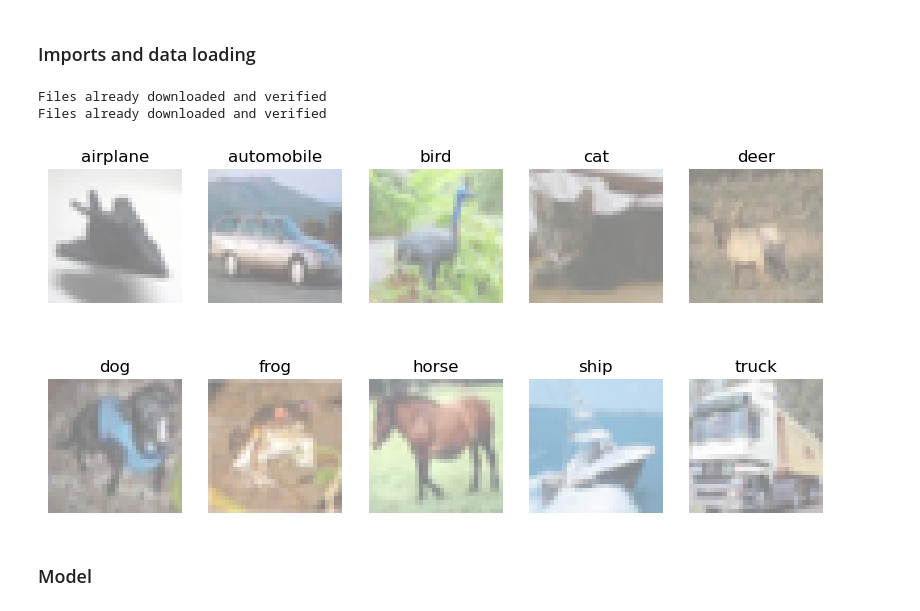
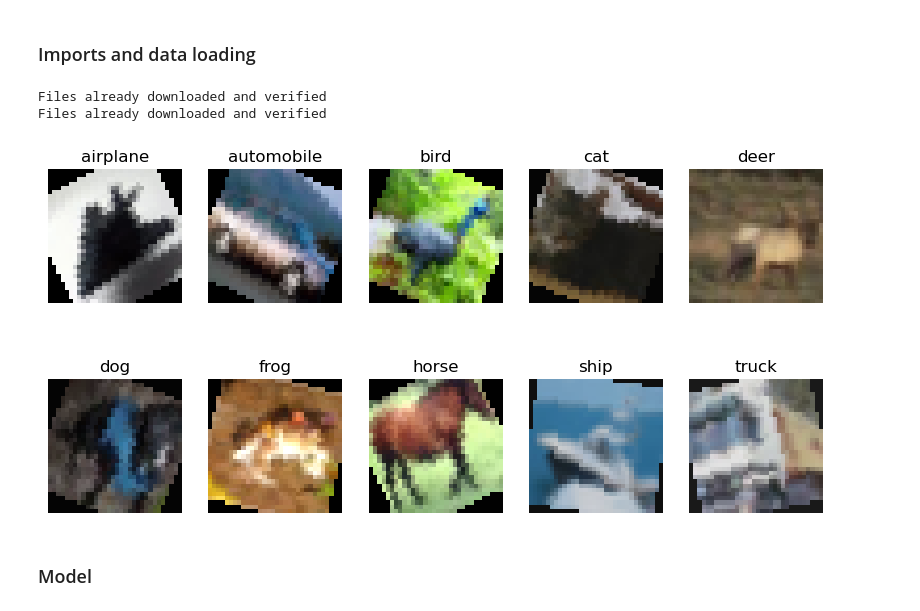
Before and after one commit to SAutum/ai-ds, a Jupyter notebook: dl/hongli/2024/Week09_CIFAR10_challenge/Exercise09_CIFAR10_challenge.ipynb, the cells around one changed output. Drawn from its saved outputs; the diff is of its cells as text; code cells hidden in the pictures.

```diff
--- a/dl/hongli/2024/Week09_CIFAR10_challenge/Exercise09_CIFAR10_challenge.ipynb
+++ b/dl/hongli/2024/Week09_CIFAR10_challenge/Exercise09_CIFAR10_challenge.ipynb
@@ -58,10 +61,28 @@ import numpy as np
 from tqdm import tqdm
 import matplotlib.pyplot as plt
 # %%
-transform_train = transforms.Compose([transforms.ToTensor()])
-transform_test = transforms.Compose([transforms.ToTensor()])
+from torchvision.transforms import v2 as T
 
-batch_size = 32
+num_classes = 10
+# deal with imbalanced dataset
+cutmix = T.CutMix(num_classes=num_classes)
+mixup = T.MixUp(num_classes=num_classes)
+cutmix_or_mixup = T.RandomChoice([cutmix, mixup])
+
+mean = torch.tensor([0.5], dtype=torch.float32)
+std = torch.tensor([0.5], dtype=torch.float32)
+
+transform_test = transforms.Compose([transforms.ToTensor(), transforms.Normalize(list(mean), list(std))])
+color_jitter = T.ColorJitter(brightness=0.2, contrast=0.2)
+transform_train = T.Compose([
+        T.ToTensor(),
+        T.RandomHorizontalFlip(),
+        T.RandomResizedCrop(size=32, scale=(0.8,1)),
+        T.RandomRotation(degrees=30),
+        T.RandomApply([color_jitter], p=0.8),
+        T.Normalize(list(mean), list(std))])
+
+batch_size = 128
 
 # Download and load the data
 trainset = torchvision.datasets.CIFAR10(root='./data', train=True, download=True, transform=transform_train)
@@ -74,34 +95,34 @@ imbalanced_indices = []
 for cls, count in num_samples_per_class.items():
     indices = class_to_indices[cls][:count]  # Select the first `count` samples
     imbalanced_indices.extend(indices)
 imbalanced_trainset = Subset(trainset, imbalanced_indices)
 
 trainloader = torch.utils.data.DataLoader(imbalanced_trainset, batch_size=batch_size, shuffle=True, num_workers=2)
 testloader = torch.utils.data.DataLoader(testset, batch_size=batch_size, shuffle=False, num_workers=2)
 
 classes = ["airplane", "automobile", "bird", "cat", "deer", "dog", "frog",
           "horse", "ship", "truck"]
 
 # get one image from each class
 images = []
 for i in range(10):
     for image, label in trainset:
         if label == i:
             images.append(image)
             break
 
 # plot the images
 fig, axs = plt.subplots(2, 5, figsize=(10, 5))
 for i in range(10):
     ax = axs[i//5, i%5]
     ax.imshow(images[i].permute(1, 2, 0).numpy() / 2 + 0.5)
     ax.set_title(classes[i])
     ax.axis('off')
 plt.show()
 # %% [output]
 Files already downloaded and verified
 Files already downloaded and verified
-[figure, old version]
+[figure, new version]
 # %% [markdown]
 ### Model
 # %% [markdown]
```
Also changed, not shown: parts of 6 cells of this notebook.
